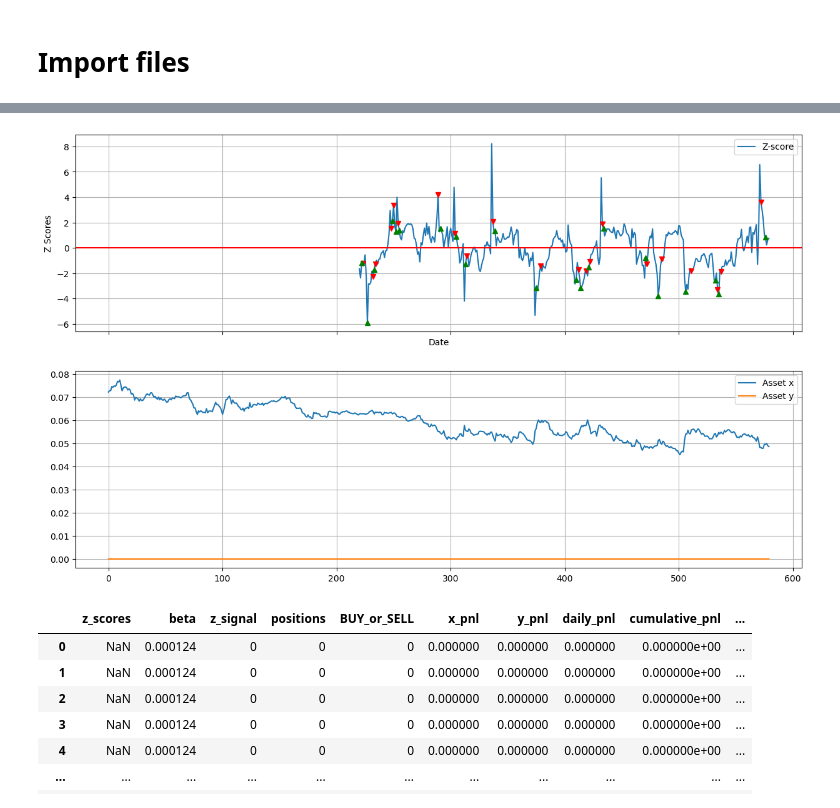
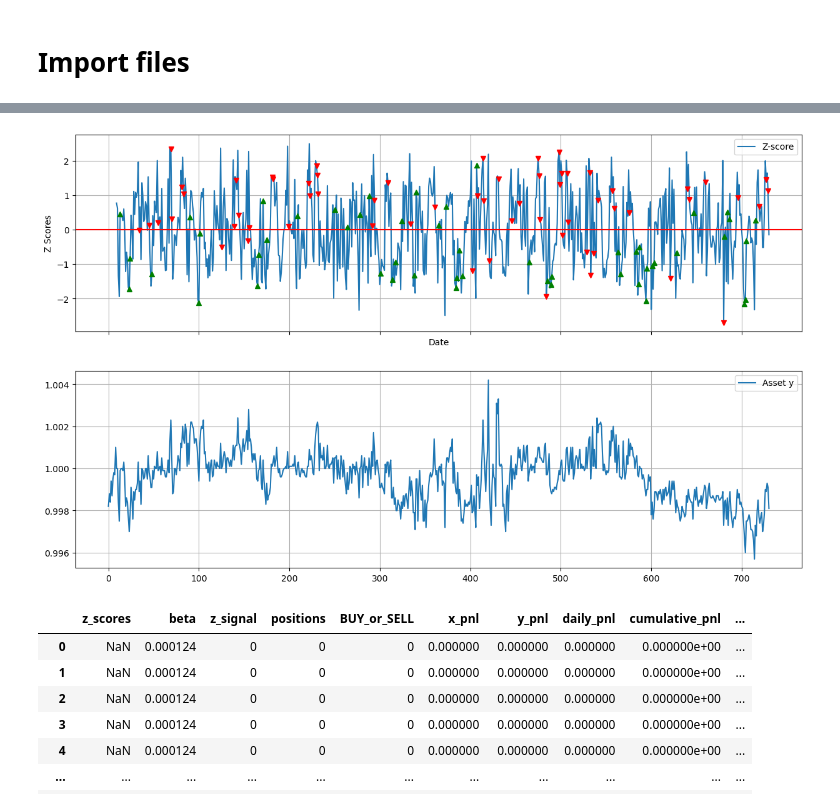
Before and after one commit to saltedpotato/qf635-microstructure-project, a Jupyter notebook: test_strats.ipynb, the cells around one changed output, grey strips where cells are left out. Drawn from its saved outputs; the diff is of its cells as text; code cells hidden in the pictures.

Commit message:
redid pair trading

```diff
--- a/test_strats.ipynb
+++ b/test_strats.ipynb
@@ -11,4 +11,4 @@ warnings.filterwarnings("ignore")
 # Get all available tickers
 response = requests.get(f"{BASE_URL}/ticker/price")
 data = response.json()
-tickers = [i["symbol"] for i in data]
+BTC_pairs = [i["symbol"] for i in data if "BTC" in i["symbol"]]
@@ -17,3 +15,3 @@ coint_pairs = get_coint_pairs(tickers, max_pairs=300, interval = '1d', start_dat
 # %%
-with open('Strats/pairs/saved_pairs.pkl', 'rb') as f:
-    coint_pairs = pickle.load(f)
+coint_pairs = get_coint_pairs(BTC_pairs, interval = '1d', start_date="2023-01-01", end_date="2023-12-31")
+len(coint_pairs)
@@ -20,18 +20,17 @@ with open('Strats/pairs/saved_pairs.pkl', 'rb') as f:
 # %%
-test_pair = coint_pairs[0]
+test_pair = coint_pairs[10]
 print(test_pair)
 
 symbol_manager = BinanceSymbolManager()
 # Add symbols
-print(symbol_manager.add_symbol(test_pair[0]))  # Success
-print(symbol_manager.add_symbol(test_pair[1]))  # Success
+print(symbol_manager.add_symbol(test_pair))  # Success
 
 price_fetcher = BinancePriceFetcher(symbol_manager.get_symbols())
 # Fetch pair historical price
 pair_portfolio = price_fetcher.get_grp_historical_ohlcv(
         interval="1d",
         start_date="2023-01-01",
-        end_date="2023-12-31"
+        end_date="2024-12-31"
     )
 
 pair_portfolio
@@ -54,0 +66,7 @@ pair_portfolio
+# %%
+lookback = 10
+threshold = 1.5
+
+pair_portfolio_test = generate_signal(pair_portfolio.copy(), lookback, threshold)
+pair_portfolio_test = pair_portfolio_test[pair_portfolio_test["timestamp"] >= "2024-01-01"].reset_index(drop=True)
+pair_portfolio_test
@@ -55,11 +216,9 @@ pair_portfolio
 # %%
-model = pair_trading(pair_portfolio[test_pair[0]], pair_portfolio[test_pair[1]], lookback=200, ZSCORE_ENTRY=2)
-spread = model.compute_spread()
-z_scores = model.compute_z_score(20)
-df = model.generate_signals()
-model.plot_signals(df)
+model = pair_trading(pair_portfolio.copy())
+spread = model.generate_signals(lookback=10, threshold=1.5)
+model.plot_signals()
 # %% [output]
-[figure, old version]
+[figure, new version]
 # %%
 model.computePnL(df)
 # %% [output]
```
Also changed, not shown: parts of 8 cells of this notebook, 2 other files.
